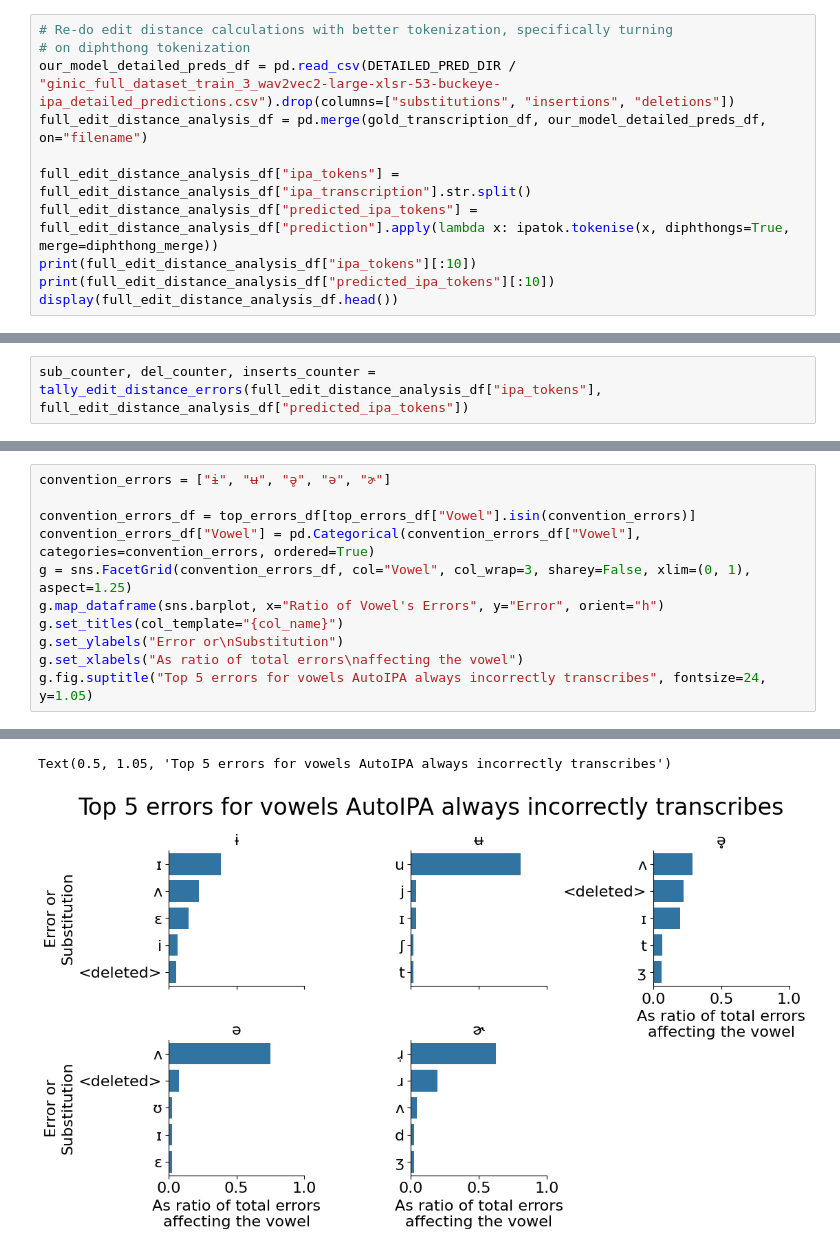
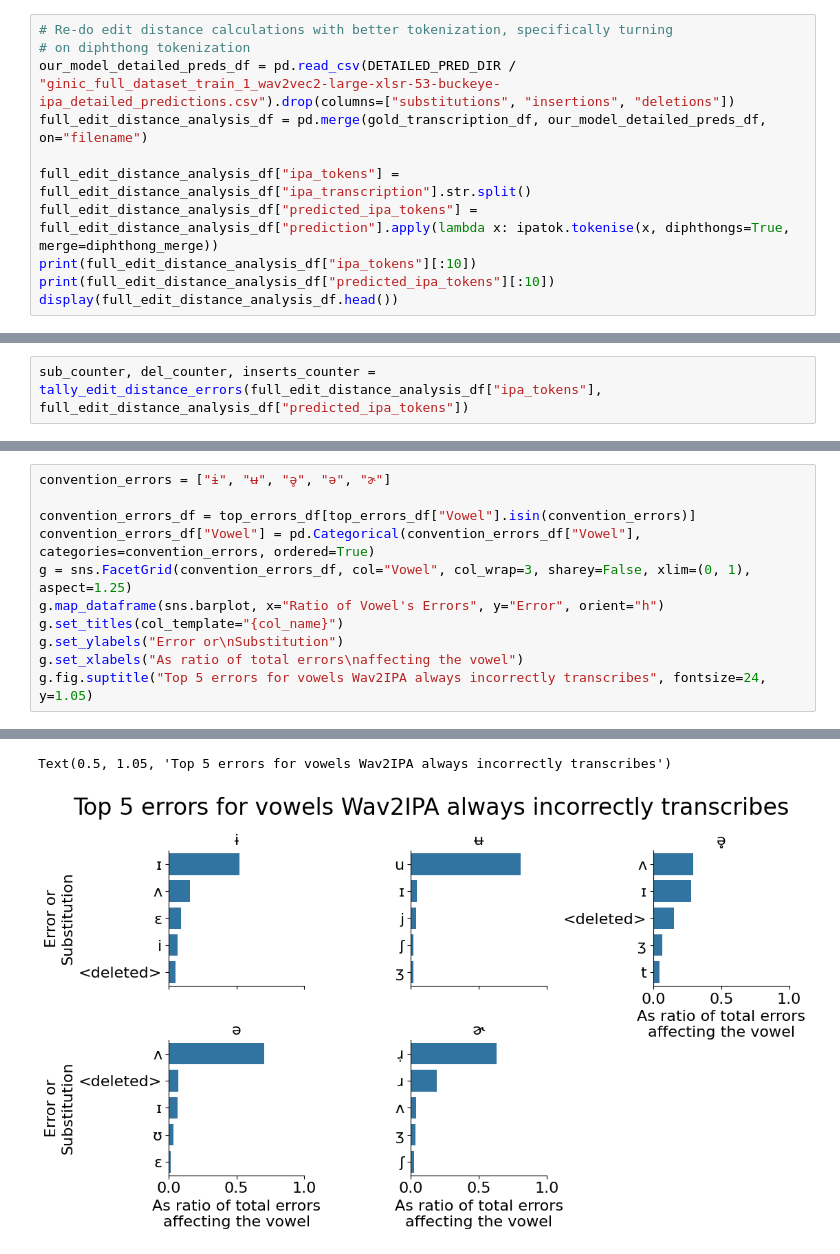
Before and after one commit to UMassCDS/wav2ipa, a Jupyter notebook: notebooks/amp_presentation/timit_evaluation_analysis.ipynb, the cells around one changed output, grey strips where cells are left out. Cells and saved outputs as stored; diff of their text form.

```diff
--- a/notebooks/amp_presentation/timit_evaluation_analysis.ipynb
+++ b/notebooks/amp_presentation/timit_evaluation_analysis.ipynb
@@ -303,7 +304,7 @@ def diphthong_merge(t1, t2):
 # %%
 # Re-do edit distance calculations with better tokenization, specifically turning
 # on diphthong tokenization
-our_model_detailed_preds_df = pd.read_csv(DETAILED_PRED_DIR / "ginic_full_dataset_train_3_wav2vec2-large-xlsr-53-buckeye-ipa_detailed_predictions.csv").drop(columns=["substitutions", "insertions", "deletions"])
+our_model_detailed_preds_df = pd.read_csv(DETAILED_PRED_DIR / "ginic_full_dataset_train_1_wav2vec2-large-xlsr-53-buckeye-ipa_detailed_predictions.csv").drop(columns=["substitutions", "insertions", "deletions"])
 full_edit_distance_analysis_df = pd.merge(gold_transcription_df, our_model_detailed_preds_df, on="filename")
 
 full_edit_distance_analysis_df["ipa_tokens"] = full_edit_distance_analysis_df["ipa_transcription"].str.split()
@@ -464,22 +465,22 @@ display(top_errors_df.head(20))
 # %%
 convention_errors = ["ɨ", "ʉ", "ə̥", "ə", "ɚ"]
 
 convention_errors_df = top_errors_df[top_errors_df["Vowel"].isin(convention_errors)]
 convention_errors_df["Vowel"] = pd.Categorical(convention_errors_df["Vowel"], categories=convention_errors, ordered=True)
 g = sns.FacetGrid(convention_errors_df, col="Vowel", col_wrap=3, sharey=False, xlim=(0, 1), aspect=1.25)
 g.map_dataframe(sns.barplot, x="Ratio of Vowel's Errors", y="Error", orient="h")
 g.set_titles(col_template="{col_name}")
 g.set_ylabels("Error or\nSubstitution")
 g.set_xlabels("As ratio of total errors\naffecting the vowel")
-g.fig.suptitle("Top 5 errors for vowels AutoIPA always incorrectly transcribes", fontsize=24, y=1.05)
+g.fig.suptitle("Top 5 errors for vowels Wav2IPA always incorrectly transcribes", fontsize=24, y=1.05)
 # %% [output]
 A value is trying to be set on a copy of a slice from a DataFrame.
 Try using .loc[row_indexer,col_indexer] = value instead
 
 See the caveats in the documentation: https://pandas.pydata.org/pandas-docs/stable/user_guide/indexing.html#returning-a-view-versus-a-copy
   convention_errors_df["Vowel"] = pd.Categorical(convention_errors_df["Vowel"], categories=convention_errors, ordered=True)
-Text(0.5, 1.05, 'Top 5 errors for vowels AutoIPA always incorrectly transcribes')
+Text(0.5, 1.05, 'Top 5 errors for vowels Wav2IPA always incorrectly transcribes')
-[figure, old version]
+[figure, new version]
 # %%
 not_convention_errors = [v for v in interesting_vowels if v not in convention_errors]
 print(not_convention_errors)
```
Also changed, not shown: parts of 17 cells of this notebook, 3 other files.
